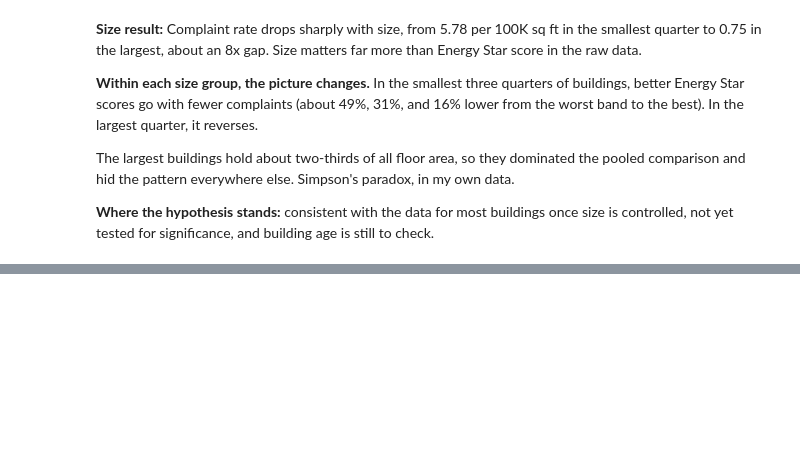
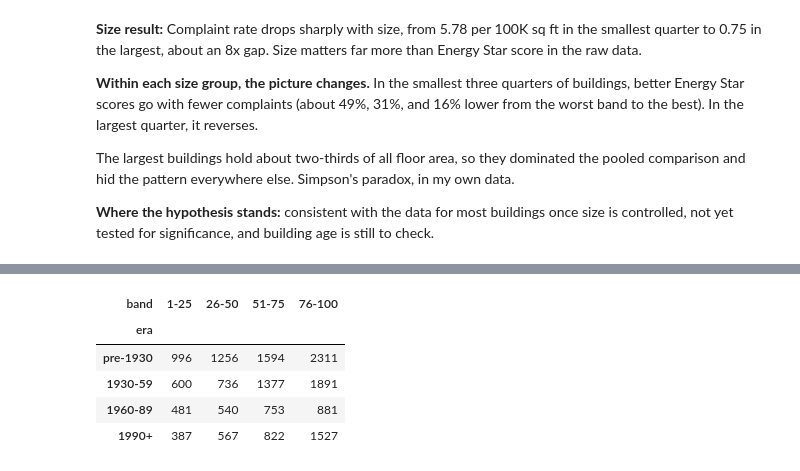
Before and after one commit to DhavalVibhakar99/nyc-heat-energy-pipeline, a Jupyter notebook: notebooks/01_explore_data.ipynb, the cells around one changed output, grey strips where cells are left out. Drawn from its saved outputs; the diff is of its cells as text; code cells hidden in the pictures; blank space fills up the shorter version.

```diff
--- a/notebooks/01_explore_data.ipynb
+++ b/notebooks/01_explore_data.ipynb
@@ -562,0 +588,9 @@ not yet tested for significance, and building age is still to check.
+# %%
+by_age["lots"].unstack("band")
+# %% [output]
+| band | 1-25 | 26-50 | 51-75 | 76-100 |
+| era |  |  |  |  |
+| pre-1930 | 996 | 1256 | 1594 | 2311 |
+| 1930-59 | 600 | 736 | 1377 | 1891 |
+| 1960-89 | 481 | 540 | 753 | 881 |
+| 1990+ | 387 | 567 | 822 | 1527 |
```
Also changed, not shown: parts of 2 cells of this notebook.
